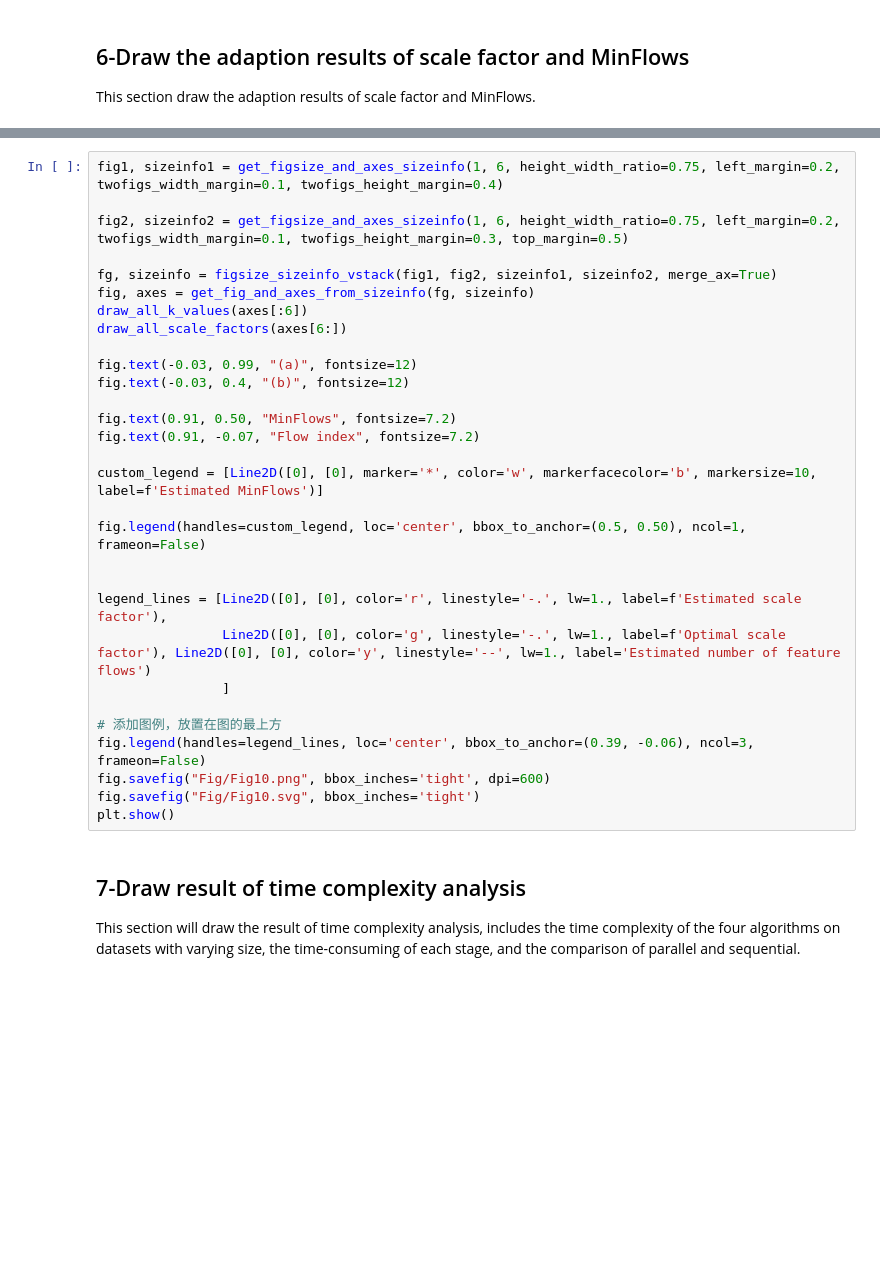
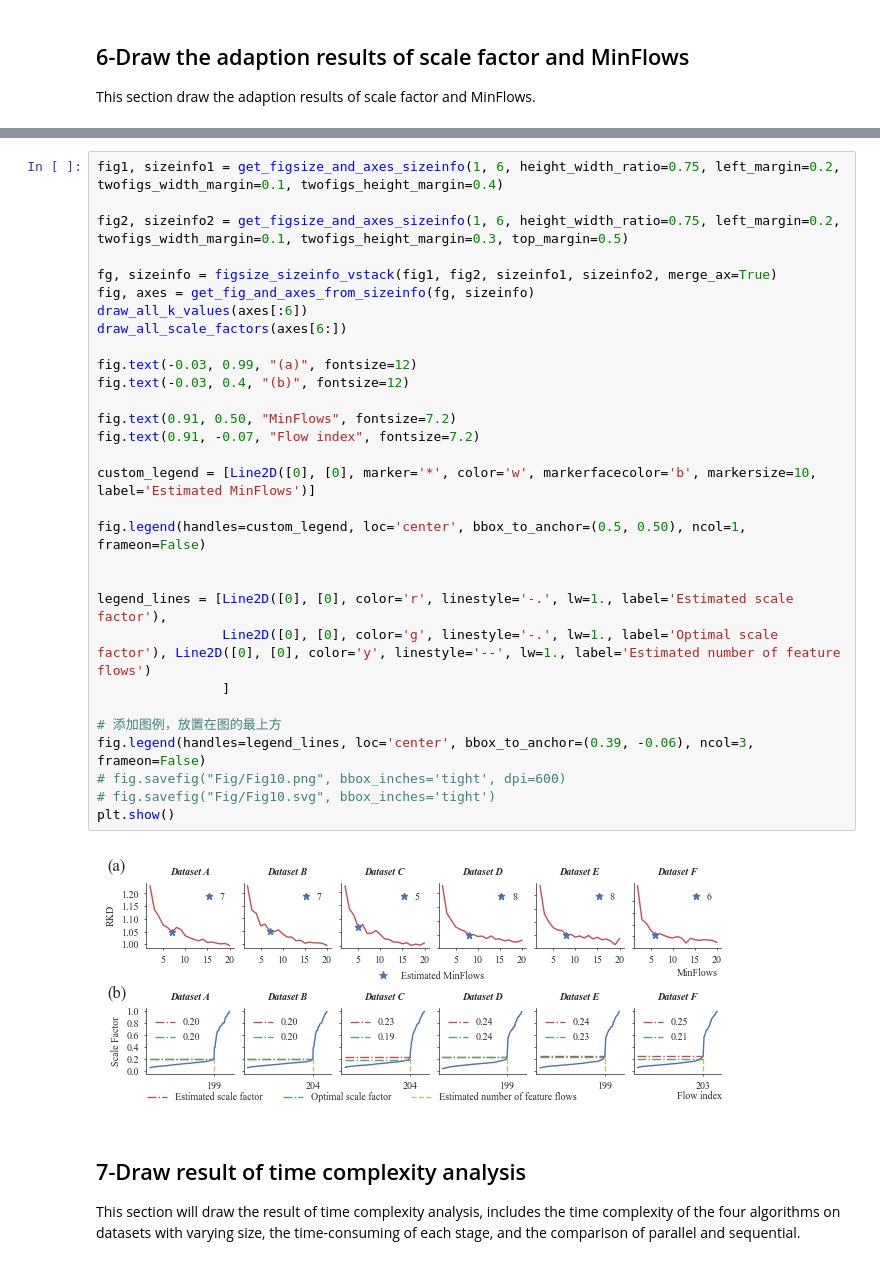
Before and after one commit to ZPGuiGroupWhu/ScaleFC, a Jupyter notebook: DrawFigures.ipynb, the cells around one changed output, grey strips where cells are left out. Drawn from its saved outputs; the diff is of its cells as text; blank space fills up the shorter version.

```diff
--- a/DrawFigures.ipynb
+++ b/DrawFigures.ipynb
@@ -1058,33 +1064,35 @@ def draw_all_scale_factors(axes):
 # %%
 fig1, sizeinfo1 = get_figsize_and_axes_sizeinfo(1, 6, height_width_ratio=0.75, left_margin=0.2, twofigs_width_margin=0.1, twofigs_height_margin=0.4)
 
 fig2, sizeinfo2 = get_figsize_and_axes_sizeinfo(1, 6, height_width_ratio=0.75, left_margin=0.2, twofigs_width_margin=0.1, twofigs_height_margin=0.3, top_margin=0.5)
 
 fg, sizeinfo = figsize_sizeinfo_vstack(fig1, fig2, sizeinfo1, sizeinfo2, merge_ax=True)
 fig, axes = get_fig_and_axes_from_sizeinfo(fg, sizeinfo)
 draw_all_k_values(axes[:6])
 draw_all_scale_factors(axes[6:])
 
 fig.text(-0.03, 0.99, "(a)", fontsize=12)
 fig.text(-0.03, 0.4, "(b)", fontsize=12)
 
 fig.text(0.91, 0.50, "MinFlows", fontsize=7.2)
 fig.text(0.91, -0.07, "Flow index", fontsize=7.2)
 
-custom_legend = [Line2D([0], [0], marker='*', color='w', markerfacecolor='b', markersize=10, label=f'Estimated MinFlows')]
+custom_legend = [Line2D([0], [0], marker='*', color='w', markerfacecolor='b', markersize=10, label='Estimated MinFlows')]
 
 fig.legend(handles=custom_legend, loc='center', bbox_to_anchor=(0.5, 0.50), ncol=1, frameon=False)
 
 
-legend_lines = [Line2D([0], [0], color='r', linestyle='-.', lw=1., label=f'Estimated scale factor'),
-                Line2D([0], [0], color='g', linestyle='-.', lw=1., label=f'Optimal scale factor'), Line2D([0], [0], color='y', linestyle='--', lw=1., label='Estimated number of feature flows')
+legend_lines = [Line2D([0], [0], color='r', linestyle='-.', lw=1., label='Estimated scale factor'),
+                Line2D([0], [0], color='g', linestyle='-.', lw=1., label='Optimal scale factor'), Line2D([0], [0], color='y', linestyle='--', lw=1., label='Estimated number of feature flows')
                 ]
 
 # 添加图例，放置在图的最上方
 fig.legend(handles=legend_lines, loc='center', bbox_to_anchor=(0.39, -0.06), ncol=3, frameon=False)
-fig.savefig("Fig/Fig10.png", bbox_inches='tight', dpi=600)
-fig.savefig("Fig/Fig10.svg", bbox_inches='tight')
+# fig.savefig("Fig/Fig10.png", bbox_inches='tight', dpi=600)
+# fig.savefig("Fig/Fig10.svg", bbox_inches='tight')
 plt.show()
+# %% [output]
+[figure, added]
 # %% [markdown]
 ## 7-Draw result of time complexity analysis
 
```
Also changed, not shown: parts of 12 cells of this notebook, 13 other files.
